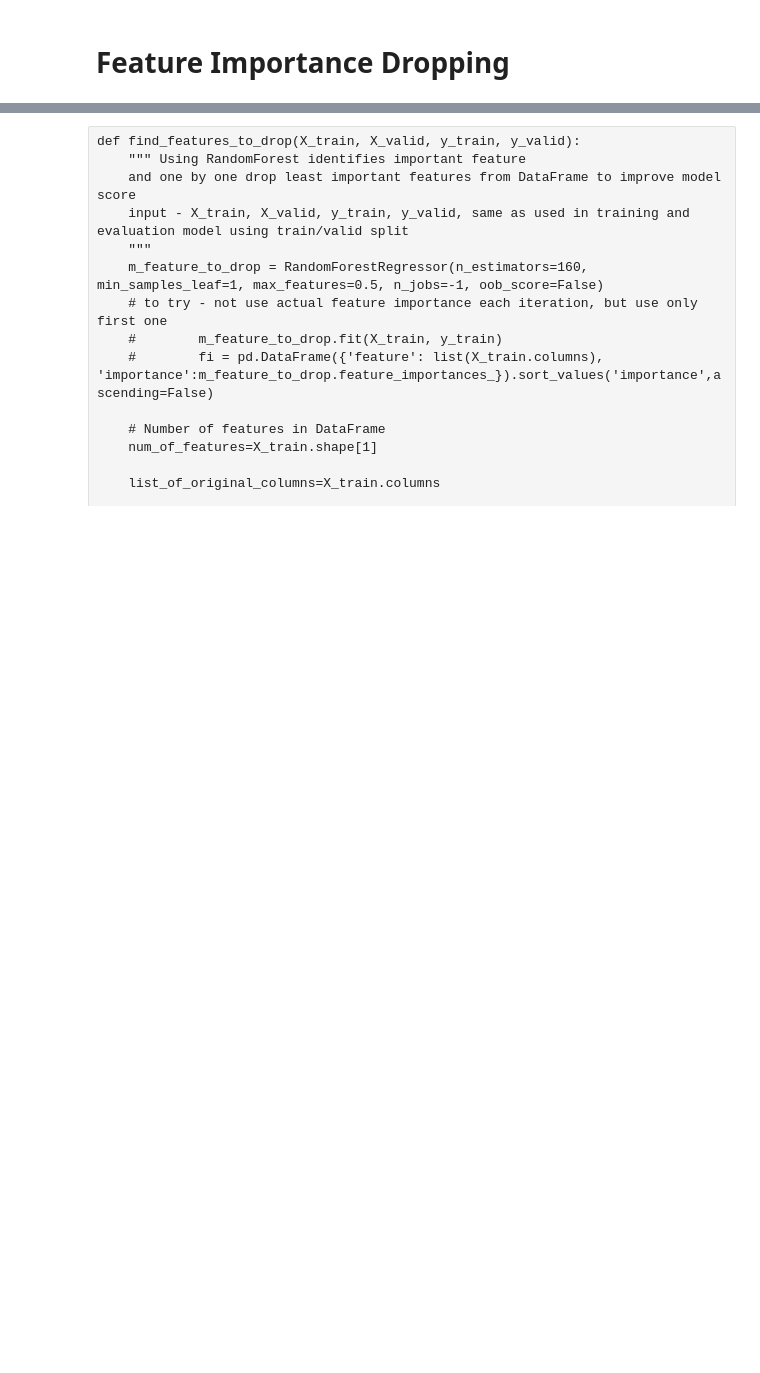
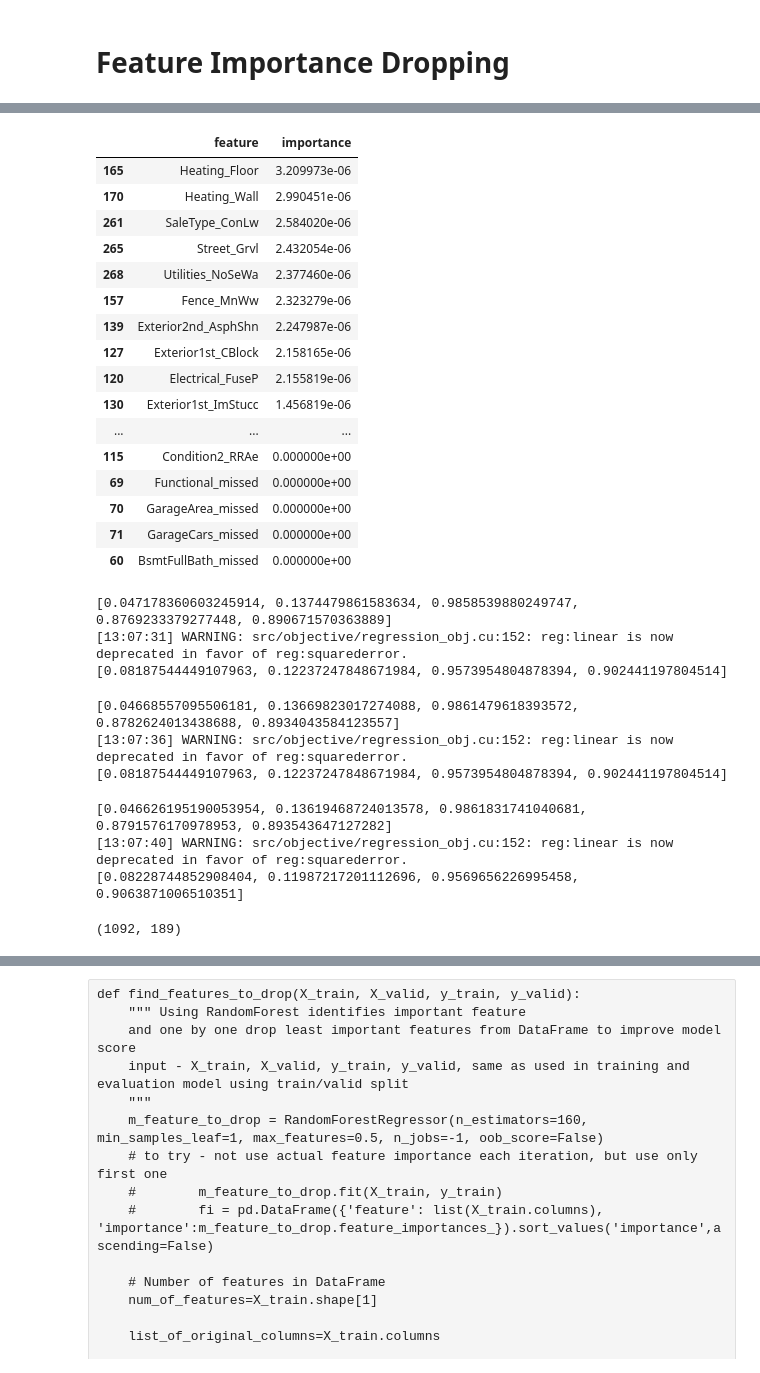
Before and after one commit to evios/repo_learning, a Jupyter notebook: house_price/house_pricing-29Aug19.ipynb, the cells around one changed output, grey strips where cells are left out. Saved outputs shown, nothing was run; the diff lists cells and outputs as text; code cells hidden in the pictures; blank space fills up the shorter version.

```diff
--- a/house_price/house_pricing-29Aug19.ipynb
+++ b/house_price/house_pricing-29Aug19.ipynb
@@ -977,0 +1786,20 @@ X_train.shape, X_valid.shape, y_train.shape, y_valid.shape
+# %%
+fi.tail(50)
+# %% [output]
+|  | feature | importance |
+| 165 | Heating_Floor | 3.209973e-06 |
+| 170 | Heating_Wall | 2.990451e-06 |
+| 261 | SaleType_ConLw | 2.584020e-06 |
+| 265 | Street_Grvl | 2.432054e-06 |
+| 268 | Utilities_NoSeWa | 2.377460e-06 |
+| 157 | Fence_MnWw | 2.323279e-06 |
+| 139 | Exterior2nd_AsphShn | 2.247987e-06 |
+| 127 | Exterior1st_CBlock | 2.158165e-06 |
+| 120 | Electrical_FuseP | 2.155819e-06 |
+| 130 | Exterior1st_ImStucc | 1.456819e-06 |
+| ... | ... | ... |
+| 115 | Condition2_RRAe | 0.000000e+00 |
+| 69 | Functional_missed | 0.000000e+00 |
+| 70 | GarageArea_missed | 0.000000e+00 |
+| 71 | GarageCars_missed | 0.000000e+00 |
+| 60 | BsmtFullBath_missed | 0.000000e+00 |
@@ -977,0 +1808,10 @@ X_train.shape, X_valid.shape, y_train.shape, y_valid.shape
+# %%
+X_train, X_valid, y_train, y_valid=quick_get_dumm(df_all)
+m_rf.fit(X_train, y_train)
+print_score(m_rf)
+m_xgb.fit(X_train, y_train)
+print_score(m_xgb)
+# %% [output]
+[0.047178360603245914, 0.1374479861583634, 0.9858539880249747, 0.8769233379277448, 0.890671570363889]
+[13:07:31] WARNING: src/objective/regression_obj.cu:152: reg:linear is now deprecated in favor of reg:squarederror.
+[0.08187544449107963, 0.12237247848671984, 0.9573954804878394, 0.902441197804514]
@@ -977,0 +1823,10 @@ X_train.shape, X_valid.shape, y_train.shape, y_valid.shape
+# %%
+X_train, X_valid, y_train, y_valid=quick_get_dumm(df_all)
+m_rf.fit(X_train, y_train)
+print_score(m_rf)
+m_xgb.fit(X_train, y_train)
+print_score(m_xgb)
+# %% [output]
+[0.04668557095506181, 0.13669823017274088, 0.9861479618393572, 0.8782624013438688, 0.8934043584123557]
+[13:07:36] WARNING: src/objective/regression_obj.cu:152: reg:linear is now deprecated in favor of reg:squarederror.
+[0.08187544449107963, 0.12237247848671984, 0.9573954804878394, 0.902441197804514]
@@ -977,0 +1836,14 @@ X_train.shape, X_valid.shape, y_train.shape, y_valid.shape
+# %%
+X_train, X_valid, y_train, y_valid=quick_get_dumm(df_all)
+m_rf.fit(X_train, y_train)
+print_score(m_rf)
+m_xgb.fit(X_train, y_train)
+print_score(m_xgb)
+# %% [output]
+[0.046626195190053954, 0.13619468724013578, 0.9861831741040681, 0.8791576170978953, 0.893543647127282]
+[13:07:40] WARNING: src/objective/regression_obj.cu:152: reg:linear is now deprecated in favor of reg:squarederror.
+[0.08228744852908404, 0.11987217201112696, 0.9569656226995458, 0.9063871006510351]
+# %%
+X_train.shape
+# %% [output]
+(1092, 189)
```
Also changed, not shown: parts of 167 cells of this notebook, 1 other file.
